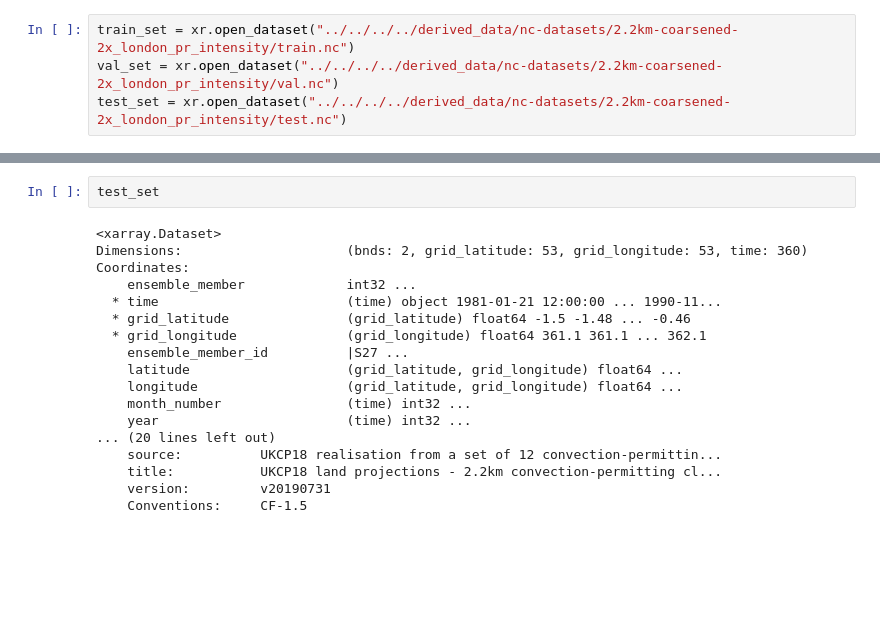
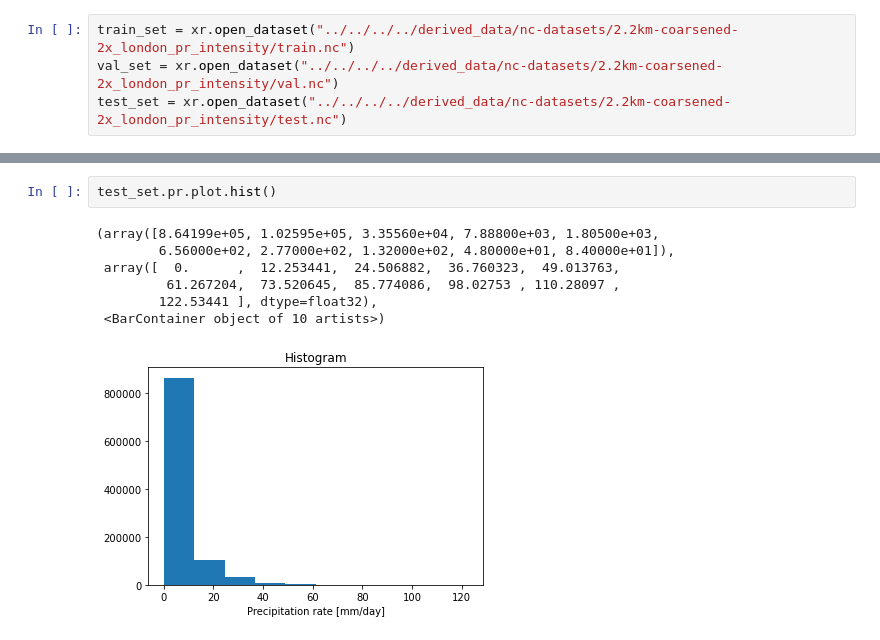
Before and after one commit to henryaddison/ml-downscaling-emulation, a Jupyter notebook: notebooks/learning/event-based-splitting.ipynb, the cells around one changed output, grey strips where cells are left out. Cells and saved outputs as stored; diff of their text form; blank space fills up the shorter version.

```diff
--- a/notebooks/learning/event-based-splitting.ipynb
+++ b/notebooks/learning/event-based-splitting.ipynb
@@ -79,20 +99,10 @@ test_set = xr.open_dataset("../../../../derived_data/nc-datasets/2.2km-coarsened
 # %%
-test_set
+test_set.pr.plot.hist()
 # %% [output]
-<xarray.Dataset>
-Dimensions:                     (bnds: 2, grid_latitude: 53, grid_longitude: 53, time: 360)
-Coordinates:
-    ensemble_member             int32 ...
-  * time                        (time) object 1981-01-21 12:00:00 ... 1990-11...
-  * grid_latitude               (grid_latitude) float64 -1.5 -1.48 ... -0.46
-  * grid_longitude              (grid_longitude) float64 361.1 361.1 ... 362.1
-    ensemble_member_id          |S27 ...
-    latitude                    (grid_latitude, grid_longitude) float64 ...
-    longitude                   (grid_latitude, grid_longitude) float64 ...
-    month_number                (time) int32 ...
-    year                        (time) int32 ...
-... (20 lines left out)
-    source:          UKCP18 realisation from a set of 12 convection-permittin...
-    title:           UKCP18 land projections - 2.2km convection-permitting cl...
-    version:         v20190731
-    Conventions:     CF-1.5
+(array([8.64199e+05, 1.02595e+05, 3.35560e+04, 7.88800e+03, 1.80500e+03,
+        6.56000e+02, 2.77000e+02, 1.32000e+02, 4.80000e+01, 8.40000e+01]),
+ array([  0.      ,  12.253441,  24.506882,  36.760323,  49.013763,
+         61.267204,  73.520645,  85.774086,  98.02753 , 110.28097 ,
+        122.53441 ], dtype=float32),
+ <BarContainer object of 10 artists>)
+[figure, added]
```
Also changed, not shown: parts of 4 cells of this notebook, 2 other files.
